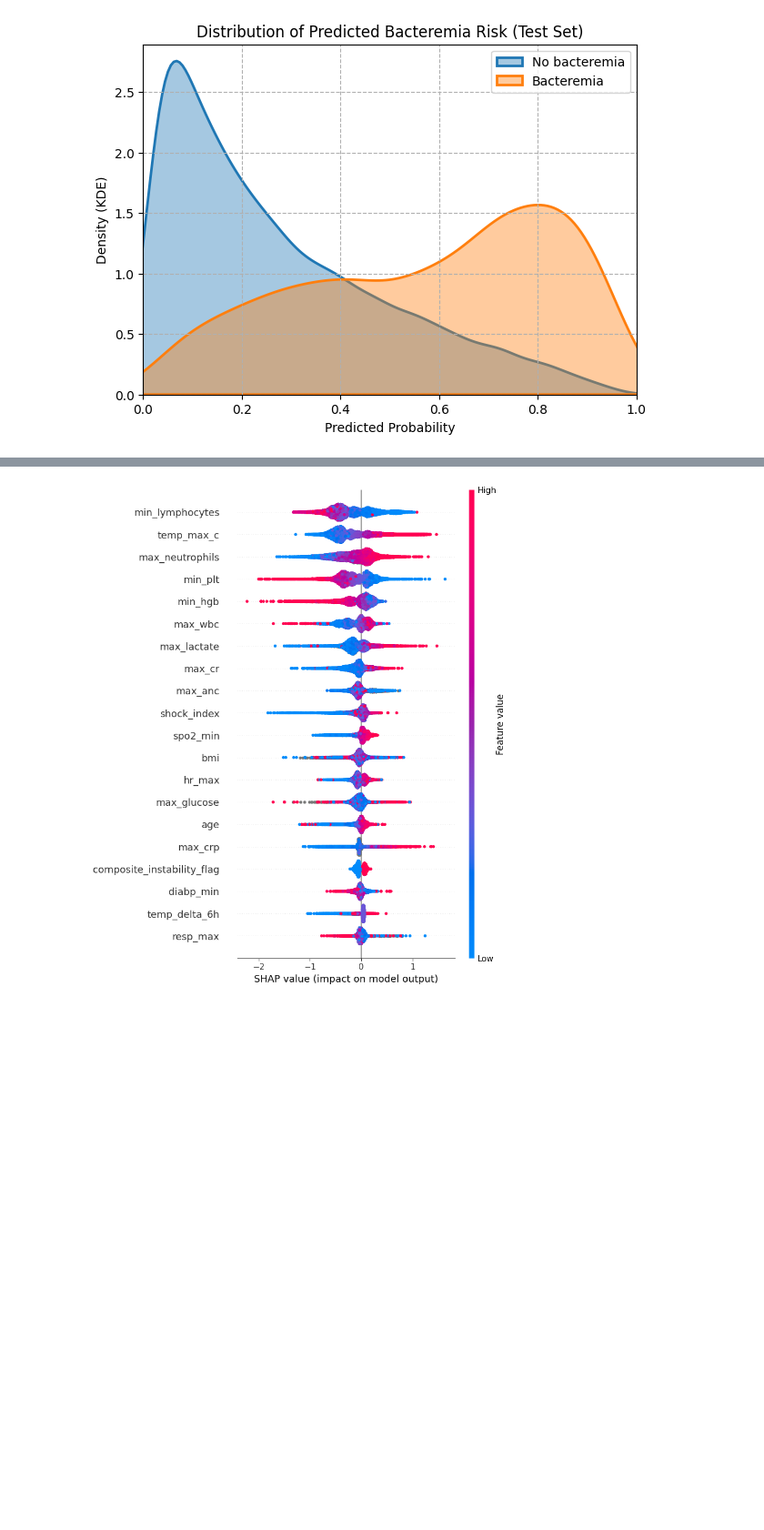
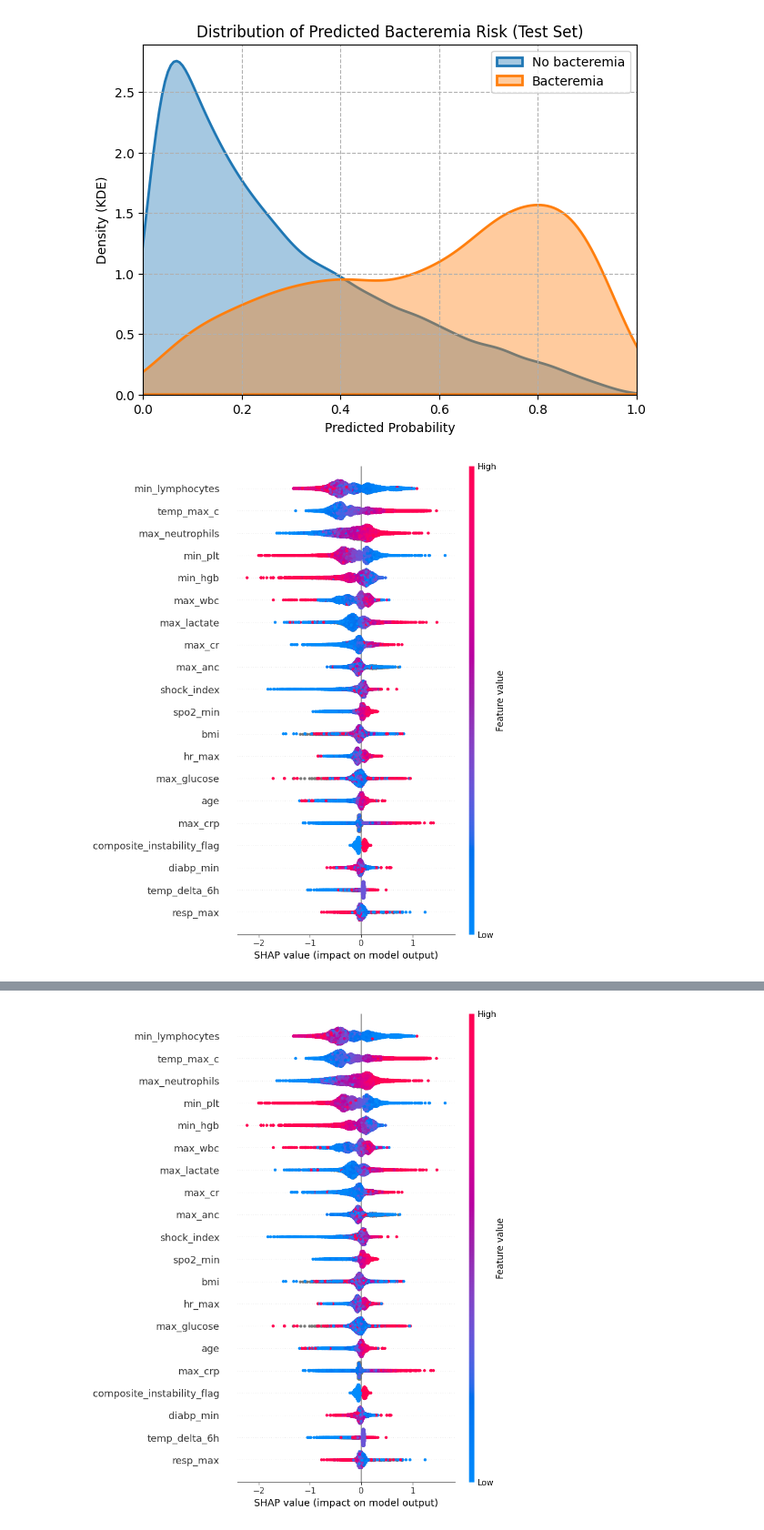
Before and after one commit to HealthRex/CDSS, a Jupyter notebook: scripts/Blood_Culture_Stewardship/Adult_refactor/src/cohort_generation_2024/blood_culture_adult_cohort_data_preprocessing_and_xgboost_training(latest).ipynb, the cells around one changed output, grey strips where cells are left out. Shown at 91% size. Saved outputs shown, nothing was run; the diff lists cells and outputs as text; code cells hidden in the pictures; blank space fills up the shorter version.

Commit message:
Added the code that generated the requested figures for AdultBCx paper submission

```diff
--- a/scripts/Blood_Culture_Stewardship/Adult_refactor/src/cohort_generation_2024/blood_culture_adult_cohort_data_preprocessing_and_xgboost_training(latest).ipynb
+++ b/scripts/Blood_Culture_Stewardship/Adult_refactor/src/cohort_generation_2024/blood_culture_adult_cohort_data_preprocessing_and_xgboost_training(latest).ipynb
@@ -481,6 +479,12 @@ NPV:                  0.989
 (np.float64(0.9604891815607145),
  np.float64(0.27881542504081536),
  0.0913564781675018)
+# %%
+import xgboost as xgb
+
+# Load into XGBClassifier wrapper
+xgb = xgb.XGBClassifier()
+xgb.load_model("xgb_bacteremia_v4.json")
 # %%
 from sklearn.metrics import roc_auc_score, average_precision_score
 train_prob  = xgb.predict_proba(train_X)[:,1]
@@ -753,3 +757,16 @@ PPV (Precision):       0.091
 NPV:                   0.989
 [figure]
 [figure]
+# %%
+import shap
+import matplotlib.pyplot as plt
+
+# Create the SHAP explainer
+explainer = shap.TreeExplainer(xgb)
+shap_values = explainer.shap_values(val_X)
+
+# Simple summary plot (beeswarm)
+shap.summary_plot(shap_values, val_X, show=True)
+plt.show()
+# %% [output]
+[figure, added]
```
Also changed, not shown: parts of 3 cells of this notebook, 2 other files.
